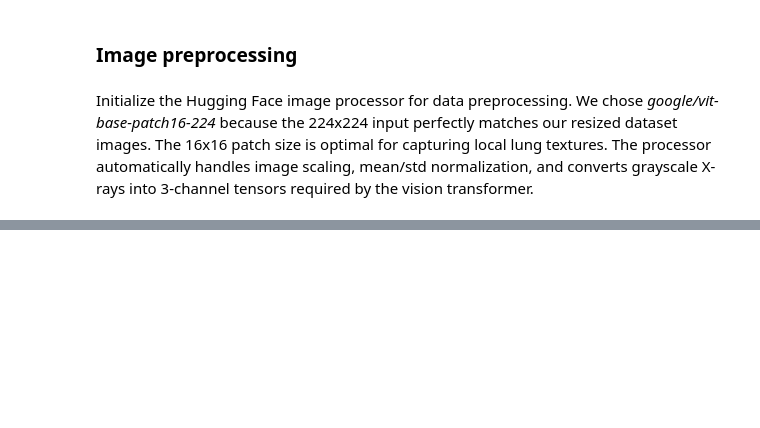
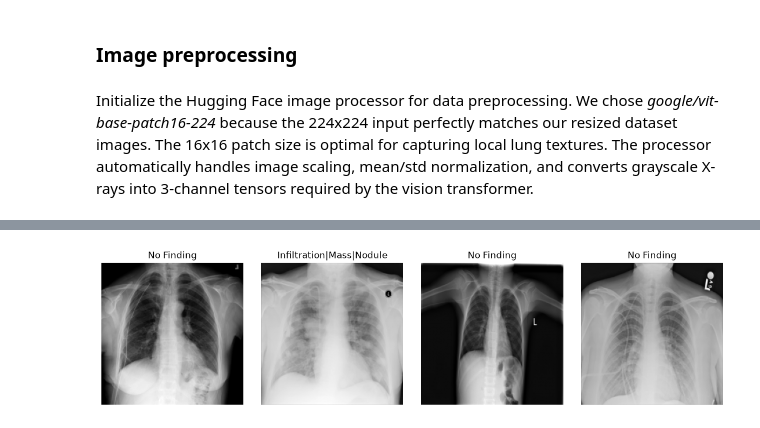
Before and after one commit to radinelageorgieva/fine-tune-convnextv2-chest-xray, a Jupyter notebook: fine-tuning-vit-chest-xray.ipynb, the cells around one changed output, grey strips where cells are left out. Saved outputs shown, nothing was run; the diff lists cells and outputs as text; code cells hidden in the pictures; blank space fills up the shorter version.

Commit message:
Continue image preprocessing

```diff
--- a/fine-tuning-vit-chest-xray.ipynb
+++ b/fine-tuning-vit-chest-xray.ipynb
@@ -117,0 +170,17 @@ To support symlinks on Windows, you either need to activate Developer Mode or to
+# %%
+sample_rows = train.head(4)
+# %%
+fig, axes = plt.subplots(1, 4, figsize = (12, 3))
+for i, ax in enumerate(axes):
+    img_name = sample_rows.iloc[i]['Image Index']
+    img_path = os.path.join('images-224/images-224', img_name)
+    raw_img = Image.open(img_path)
+
+    ax.imshow(raw_img, cmap='gray')
+    ax.set_title(sample_rows.iloc[i]['Finding Labels'])
+    ax.axis('off')
+
+plt.tight_layout()
+plt.show()
+# %% [output]
+[figure, added]
```
Also changed, not shown: parts of 10 cells of this notebook.
